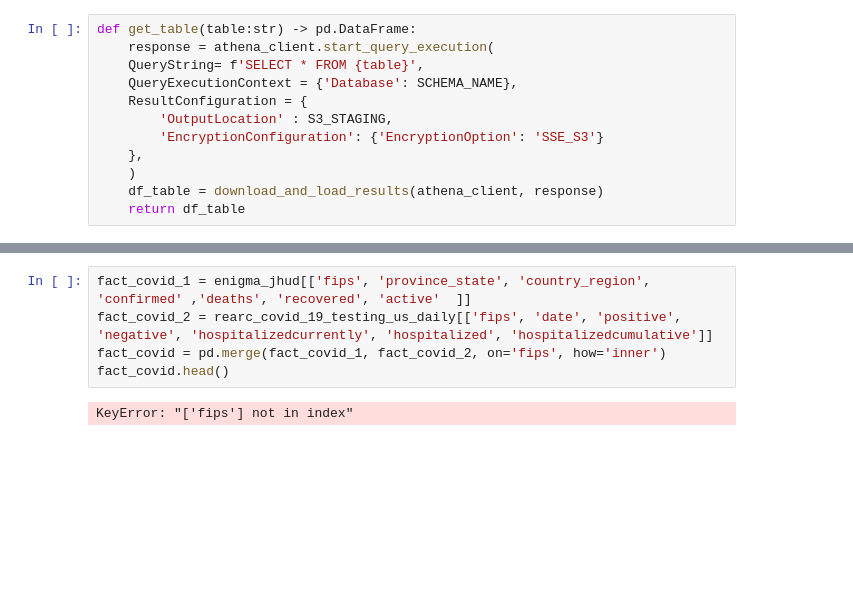
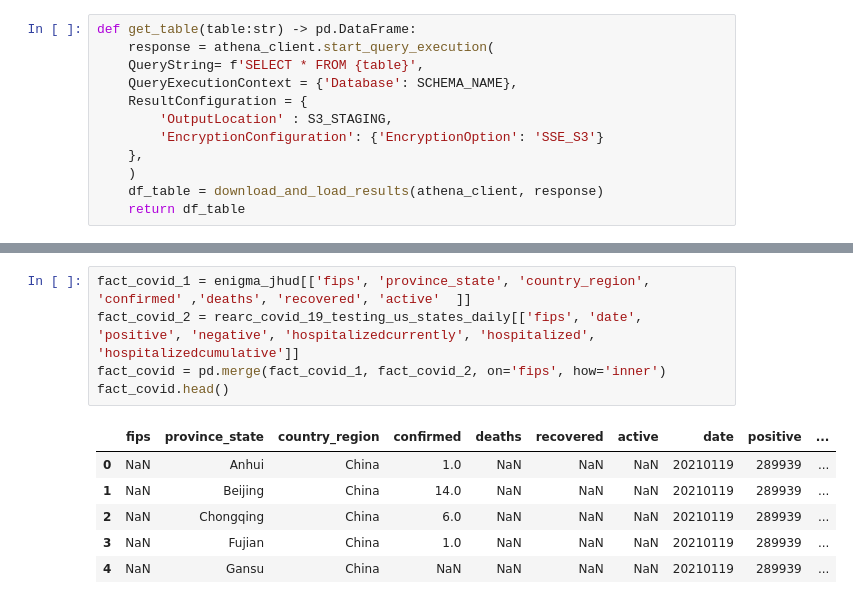
Before and after one commit to AtillaTR/covid19-de-project, a Jupyter notebook: notebooks/de_project.ipynb, the cells around one changed output, grey strips where cells are left out. Cells and saved outputs as stored; diff of their text form; blank space fills up the shorter version.

```diff
--- a/notebooks/de_project.ipynb
+++ b/notebooks/de_project.ipynb
@@ -128,7 +130,12 @@ static_datasets_state_abv.head()
 # %%
 fact_covid_1 = enigma_jhud[['fips', 'province_state', 'country_region', 'confirmed' ,'deaths', 'recovered', 'active'  ]]
-fact_covid_2 = rearc_covid_19_testing_us_daily[['fips', 'date', 'positive', 'negative', 'hospitalizedcurrently', 'hospitalized', 'hospitalizedcumulative']]
+fact_covid_2 = rearc_covid_19_testing_us_states_daily[['fips', 'date', 'positive', 'negative', 'hospitalizedcurrently', 'hospitalized', 'hospitalizedcumulative']]
 fact_covid = pd.merge(fact_covid_1, fact_covid_2, on='fips', how='inner')
 fact_covid.head()
 # %% [output]
-KeyError: "['fips'] not in index"
+|  | fips | province_state | country_region | confirmed | deaths | recovered | active | date | positive | ... |
+| 0 | NaN | Anhui | China | 1.0 | NaN | NaN | NaN | 20210119 | 289939 | ... |
+| 1 | NaN | Beijing | China | 14.0 | NaN | NaN | NaN | 20210119 | 289939 | ... |
+| 2 | NaN | Chongqing | China | 6.0 | NaN | NaN | NaN | 20210119 | 289939 | ... |
+| 3 | NaN | Fujian | China | 1.0 | NaN | NaN | NaN | 20210119 | 289939 | ... |
+| 4 | NaN | Gansu | China | NaN | NaN | NaN | NaN | 20210119 | 289939 | ... |
```
Also changed, not shown: parts of 25 cells of this notebook, 5 other files.
